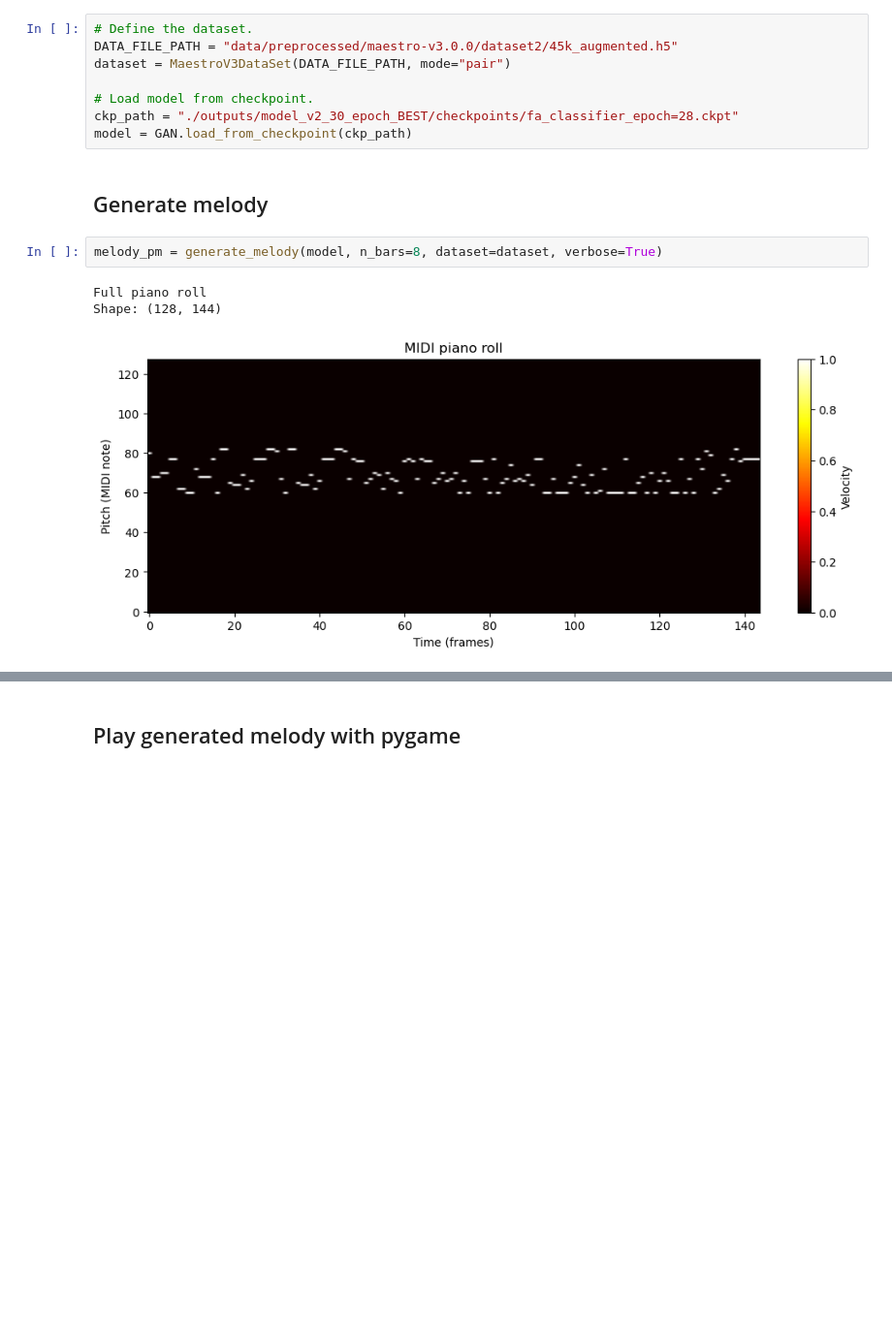
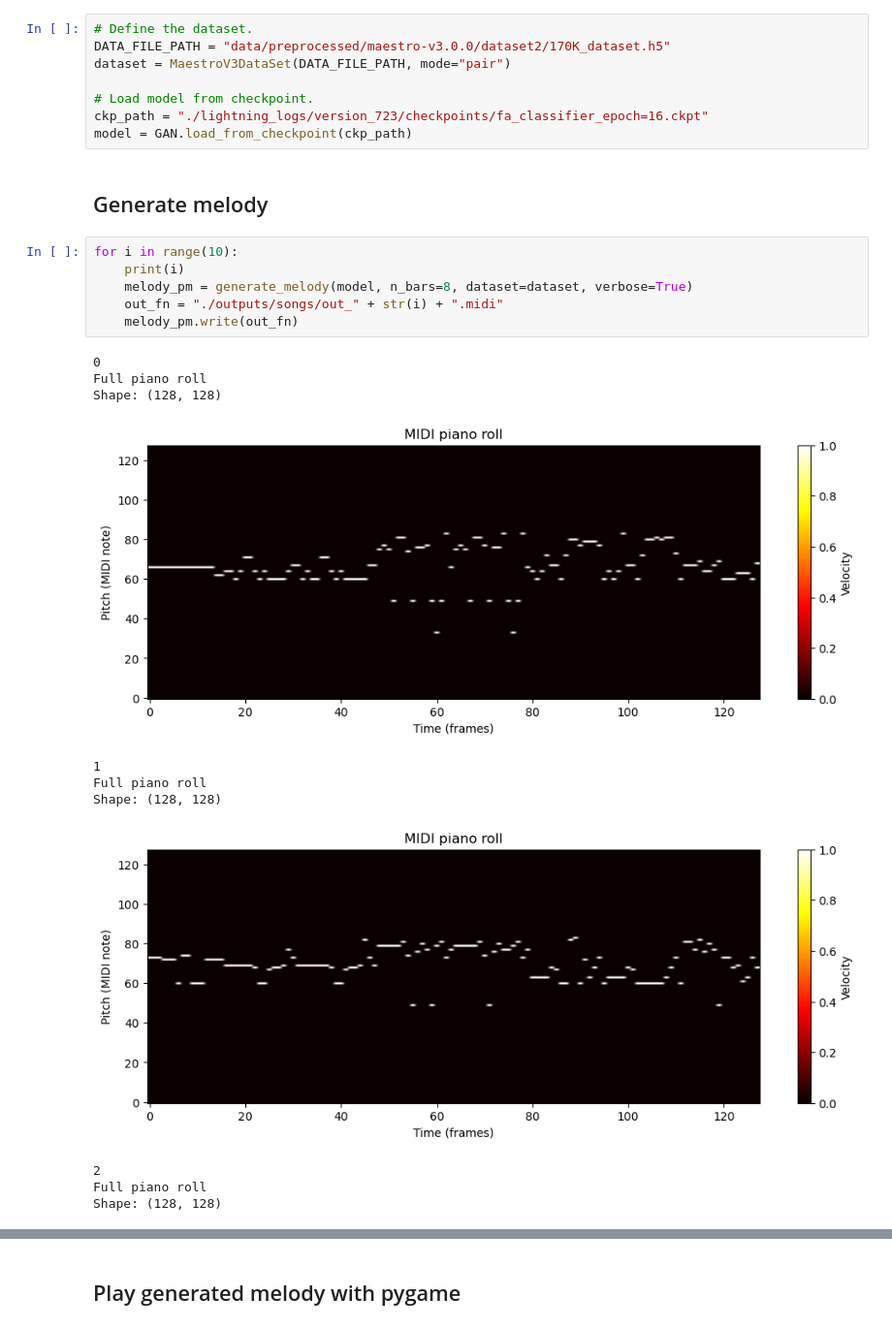
Before and after one commit to Ultimi-Sumiti/GAN_Music_Generator, a Jupyter notebook: tester_model_v2.ipynb, the cells around one changed output, grey strips where cells are left out. Shown: that part at 97% size. Drawn from its saved outputs; the diff is of its cells as text; blank space fills up the shorter version.

```diff
--- a/tester_model_v2.ipynb
+++ b/tester_model_v2.ipynb
@@ -12,17 +12,29 @@ Hello from the pygame community. https://www.pygame.org/contribute.html
 ## Setup
 # %%
 # Define the dataset.
-DATA_FILE_PATH = "data/preprocessed/maestro-v3.0.0/dataset2/45k_augmented.h5"
+DATA_FILE_PATH = "data/preprocessed/maestro-v3.0.0/dataset2/170K_dataset.h5"
 dataset = MaestroV3DataSet(DATA_FILE_PATH, mode="pair")
 
 # Load model from checkpoint.
-ckp_path = "./outputs/model_v2_30_epoch_BEST/checkpoints/fa_classifier_epoch=28.ckpt"
+ckp_path = "./lightning_logs/version_723/checkpoints/fa_classifier_epoch=16.ckpt"
 model = GAN.load_from_checkpoint(ckp_path)
 # %% [markdown]
 ## Generate melody
 # %%
-melody_pm = generate_melody(model, n_bars=8, dataset=dataset, verbose=True)
+for i in range(10):
+    print(i)
+    melody_pm = generate_melody(model, n_bars=8, dataset=dataset, verbose=True)
+    out_fn = "./outputs/songs/out_" + str(i) + ".midi"
+    melody_pm.write(out_fn)
 # %% [output]
+0
 Full piano roll
-Shape: (128, 144)
+Shape: (128, 128)
-[figure, old version]
+[figure, new version]
+1
+Full piano roll
+Shape: (128, 128)
+[figure, added]
+2
+Full piano roll
+Shape: (128, 128)
```
Also changed, not shown: parts of 1 cell of this notebook.
